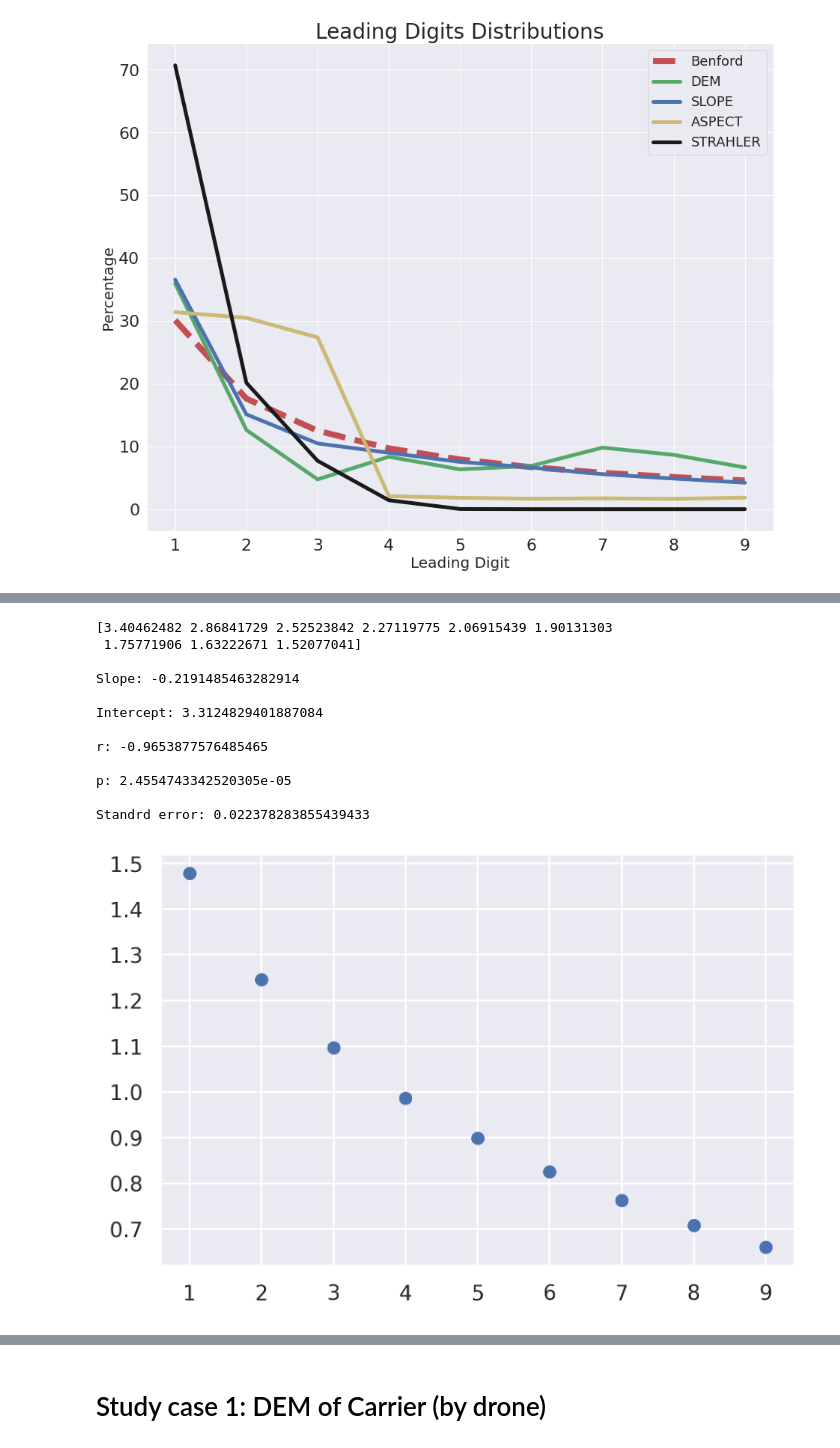
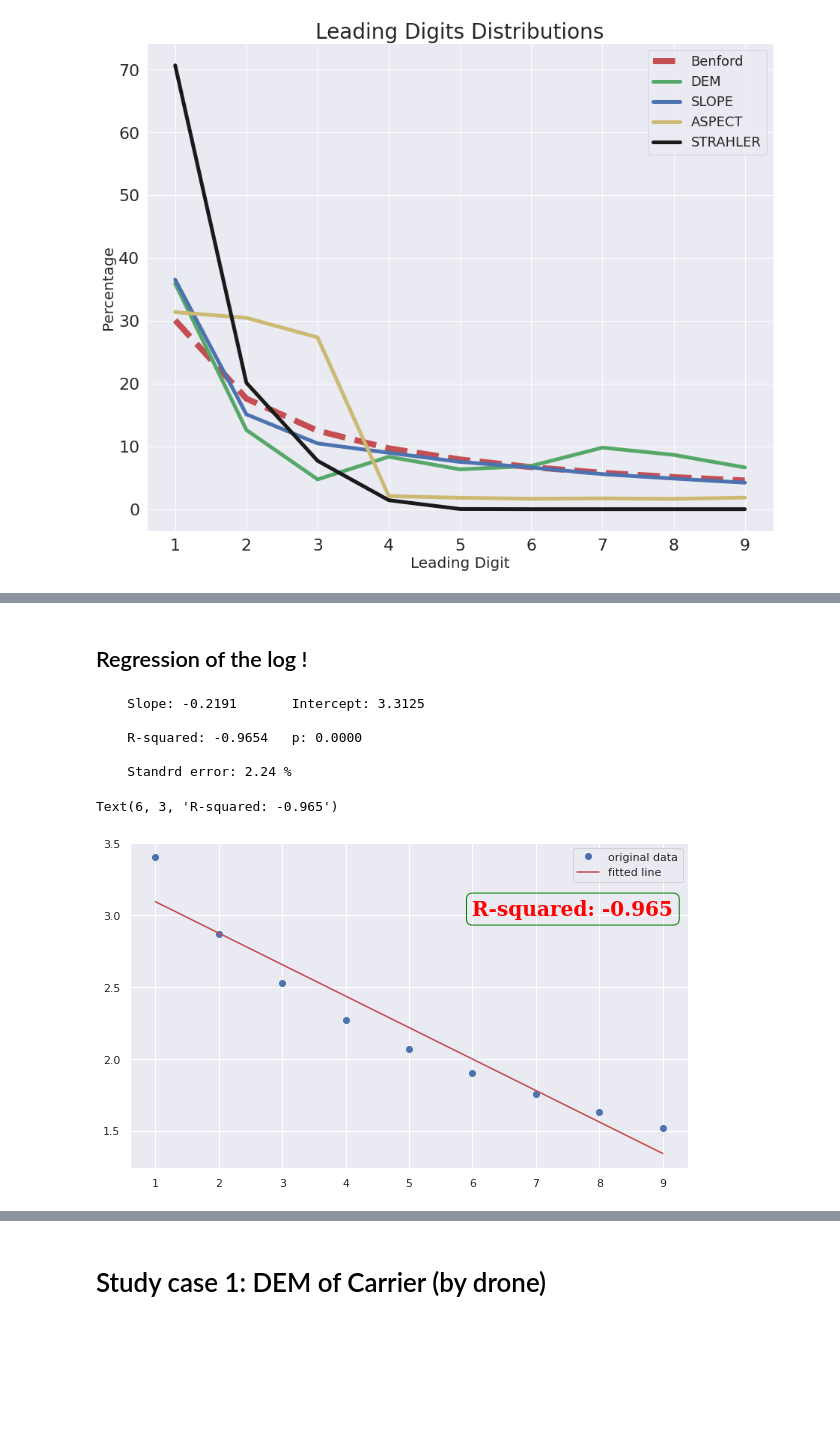
Before and after one commit to ayoubft/Benford_DEM, a Jupyter notebook: Benford_DEM-strhlr-full.ipynb, the cells around one changed output, grey strips where cells are left out. Saved outputs shown, nothing was run; the diff lists cells and outputs as text; code cells hidden in the pictures; blank space fills up the shorter version.

```diff
--- a/Benford_DEM-strhlr-full.ipynb
+++ b/Benford_DEM-strhlr-full.ipynb
@@ -219,14 +209,0 @@ array([30.10299957, 17.60912591, 12.49387366,  9.6910013 ,  7.9181246 ,
-# %%
-from scipy import stats
-
-for i, f in enumerate([ff1, ff2, ff3, ff4]):
-    slope, intercept, r, p, std_err = stats.linregress(X, np.log(f))
-
-    print(f"""
-    Slope: {slope:.4f}\t Intercept: {intercept:.4f}\n
-    r: {r:.4f}\t p: {p:.4f}\n
-    Standrd error: {100*std_err:.2f} %
-    """)
-
-    fig, axe = plt.subplots(dpi = 300)
-    axe.scatter(X, f, marker='o')
@@ -255,29 +210,35 @@ for i, f in enumerate([ff1, ff2, ff3, ff4]):
-# %%
-slope, intercept, r, p, std_err = stats.linregress(X, np.log(B))
-
-fig, axe = plt.subplots(dpi = 300)
-axe.scatter(X, np.log10(B), marker='o')
-
-
-print(f"""
-{np.log(B)}\n
-Slope: {slope}\n
-Intercept: {intercept}\n
-r: {r}\n
-p: {p}\n
-Standrd error: {std_err}
-""")
-# %% [output]
-[3.40462482 2.86841729 2.52523842 2.27119775 2.06915439 1.90131303
- 1.75771906 1.63222671 1.52077041]
-
-Slope: -0.2191485463282914
-
-Intercept: 3.3124829401887084
-
-r: -0.9653877576485465
-
-p: 2.4554743342520305e-05
-
-Standrd error: 0.022378283855439433
-[figure, removed]
+# %% [markdown]
+## Regression of the log !
+# %%
+y = np.log(B)
+slope, intercept, r, p, std_err = stats.linregress(X, y)
+
+print(f"""
+    Slope: {slope:.4f}\t Intercept: {intercept:.4f}\n
+    R-squared: {r:.4f}\t p: {p:.4f}\n
+    Standrd error: {100*std_err:.2f} %
+""")
+
+plt.figure(figsize=(10, 6))
+plt.plot(X, y, 'o', label='original data')
+plt.plot(X, intercept + slope*X, 'r', label='fitted line')
+plt.legend()
+font = {'family': 'serif',
+        'color':  'red',
+        'weight': 'bold',
+        'size': 20
+        }
+box = {'facecolor': 'none',
+       'edgecolor': 'green',
+       'boxstyle': 'round'
+      }
+#add text with custom font
+plt.text(6, 3,  f'R-squared: {r:.3f}', fontdict=font, bbox=box)
+# %% [output]
+    Slope: -0.2191       Intercept: 3.3125
+
+    R-squared: -0.9654   p: 0.0000
+
+    Standrd error: 2.24 %
+Text(6, 3, 'R-squared: -0.965')
+[figure, added]
```
Also changed, not shown: parts of 7 cells of this notebook.
